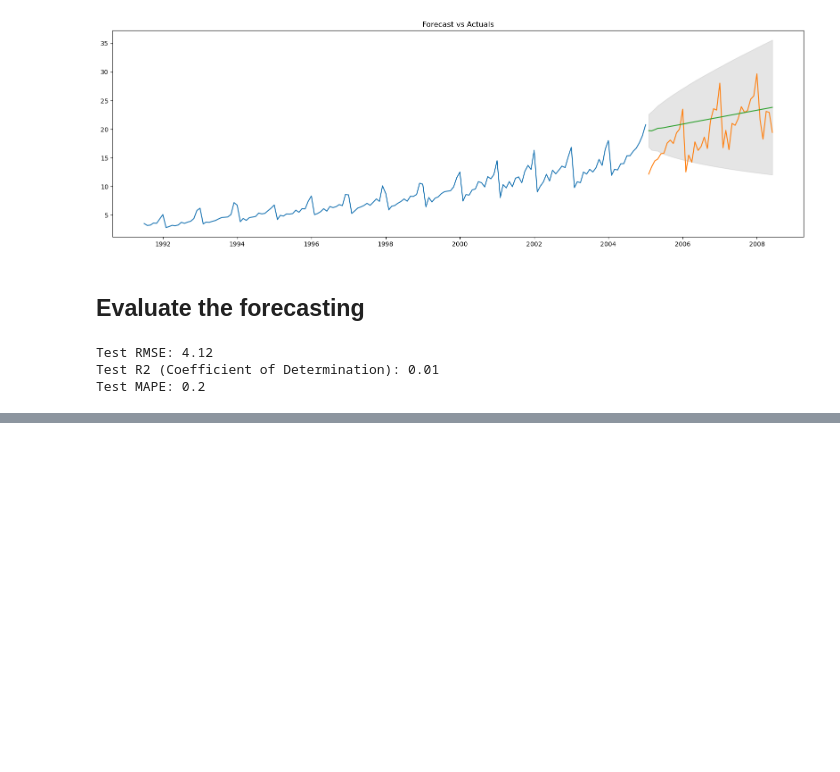
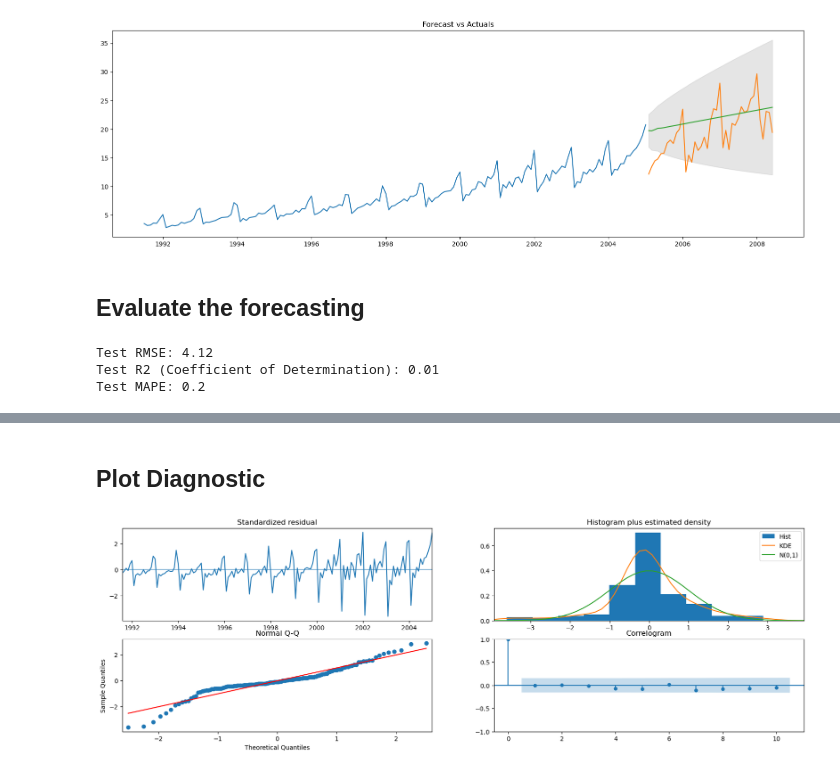
Before and after one commit to neemiasbsilva/datascience-portfolio, a Jupyter notebook: forecasting/notebooks/02_NBS_arima_model.ipynb, the cells around one changed output, grey strips where cells are left out. Cells and saved outputs as stored; diff of their text form; code cells hidden in the pictures; blank space fills up the shorter version.

Commit message:
Add AUTO ARIMA model and seasonal ARIMA Model

```diff
--- a/forecasting/notebooks/02_NBS_arima_model.ipynb
+++ b/forecasting/notebooks/02_NBS_arima_model.ipynb
@@ -390,0 +398,5 @@ Test MAPE: 0.2
+# %%
+model = pm.auto_arima(train, start_p=1, start_q=1, test="adf", max_p=10, max_q=10, m=1, d=None, seasonal=False,
+                      start_P=0, D=0, trace=True, error_action="ignore", suppress_warnings=True, stepwise=True)
+
+model.summary()
@@ -390,0 +438,7 @@ Test MAPE: 0.2
+# %% [markdown]
+## Plot Diagnostic
+# %%
+model.plot_diagnostics(figsize=(20, 6))
+plt.show()
+# %% [output]
+[figure, added]
```
Also changed, not shown: parts of 24 cells of this notebook.
